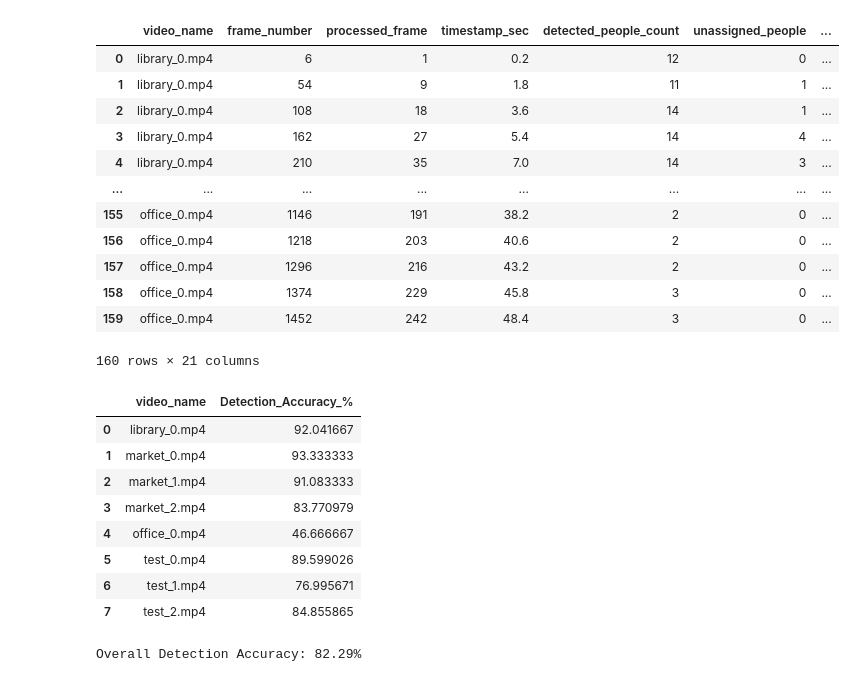
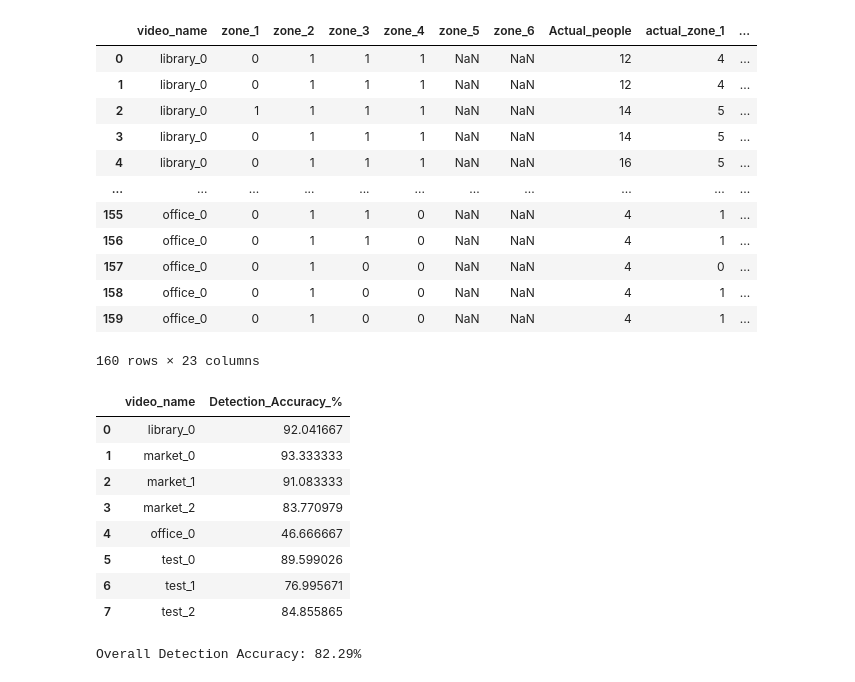
Before and after one commit to gundeepRai/cv_endsem_project, a Jupyter notebook: notebooks/4 and 5 metric.ipynb, the cells around one changed output. Cells and saved outputs as stored; diff of their text form; code cells hidden in the pictures.

```diff
--- a/notebooks/4 and 5 metric.ipynb
+++ b/notebooks/4 and 5 metric.ipynb
@@ -2,23 +2,23 @@
 import pandas as pd
 import numpy as np
 # %%
-df = pd.read_csv("../outputs/metrics/actual_metrics.csv")
+df = pd.read_csv("../outputs/yolov8n/metrics/yolov8n_actual_metrics.csv")
 
 df
 # %% [output]
-|  | video_name | frame_number | processed_frame | timestamp_sec | detected_people_count | unassigned_people | ... |
-| 0 | library_0.mp4 | 6 | 1 | 0.2 | 12 | 0 | ... |
-| 1 | library_0.mp4 | 54 | 9 | 1.8 | 11 | 1 | ... |
-| 2 | library_0.mp4 | 108 | 18 | 3.6 | 14 | 1 | ... |
-| 3 | library_0.mp4 | 162 | 27 | 5.4 | 14 | 4 | ... |
-| 4 | library_0.mp4 | 210 | 35 | 7.0 | 14 | 3 | ... |
-| ... | ... | ... | ... | ... | ... | ... | ... |
-| 155 | office_0.mp4 | 1146 | 191 | 38.2 | 2 | 0 | ... |
-| 156 | office_0.mp4 | 1218 | 203 | 40.6 | 2 | 0 | ... |
-| 157 | office_0.mp4 | 1296 | 216 | 43.2 | 2 | 0 | ... |
-| 158 | office_0.mp4 | 1374 | 229 | 45.8 | 3 | 0 | ... |
-| 159 | office_0.mp4 | 1452 | 242 | 48.4 | 3 | 0 | ... |
+|  | video_name | zone_1 | zone_2 | zone_3 | zone_4 | zone_5 | zone_6 | Actual_people | actual_zone_1 | ... |
+| 0 | library_0 | 0 | 1 | 1 | 1 | NaN | NaN | 12 | 4 | ... |
+| 1 | library_0 | 0 | 1 | 1 | 1 | NaN | NaN | 12 | 4 | ... |
+| 2 | library_0 | 1 | 1 | 1 | 1 | NaN | NaN | 14 | 5 | ... |
+| 3 | library_0 | 0 | 1 | 1 | 1 | NaN | NaN | 14 | 5 | ... |
+| 4 | library_0 | 0 | 1 | 1 | 1 | NaN | NaN | 16 | 5 | ... |
+| ... | ... | ... | ... | ... | ... | ... | ... | ... | ... | ... |
+| 155 | office_0 | 0 | 1 | 1 | 0 | NaN | NaN | 4 | 1 | ... |
+| 156 | office_0 | 0 | 1 | 1 | 0 | NaN | NaN | 4 | 1 | ... |
+| 157 | office_0 | 0 | 1 | 0 | 0 | NaN | NaN | 4 | 0 | ... |
+| 158 | office_0 | 0 | 1 | 0 | 0 | NaN | NaN | 4 | 1 | ... |
+| 159 | office_0 | 0 | 1 | 0 | 0 | NaN | NaN | 4 | 1 | ... |
-160 rows × 21 columns
+160 rows × 23 columns
 # %%
 def detection_accuracy(actual, detected):
 
@@ -51,14 +51,14 @@ video_detection_accuracy = (
 video_detection_accuracy
 # %% [output]
 |  | video_name | Detection_Accuracy_% |
-| 0 | library_0.mp4 | 92.041667 |
-| 1 | market_0.mp4 | 93.333333 |
-| 2 | market_1.mp4 | 91.083333 |
-| 3 | market_2.mp4 | 83.770979 |
-| 4 | office_0.mp4 | 46.666667 |
-| 5 | test_0.mp4 | 89.599026 |
-| 6 | test_1.mp4 | 76.995671 |
-| 7 | test_2.mp4 | 84.855865 |
+| 0 | library_0 | 92.041667 |
+| 1 | market_0 | 93.333333 |
+| 2 | market_1 | 91.083333 |
+| 3 | market_2 | 83.770979 |
+| 4 | office_0 | 46.666667 |
+| 5 | test_0 | 89.599026 |
+| 6 | test_1 | 76.995671 |
+| 7 | test_2 | 84.855865 |
 # %%
 overall_detection_accuracy = (
     df["detection_accuracy"].mean()
```
Also changed, not shown: parts of 9 cells of this notebook.
